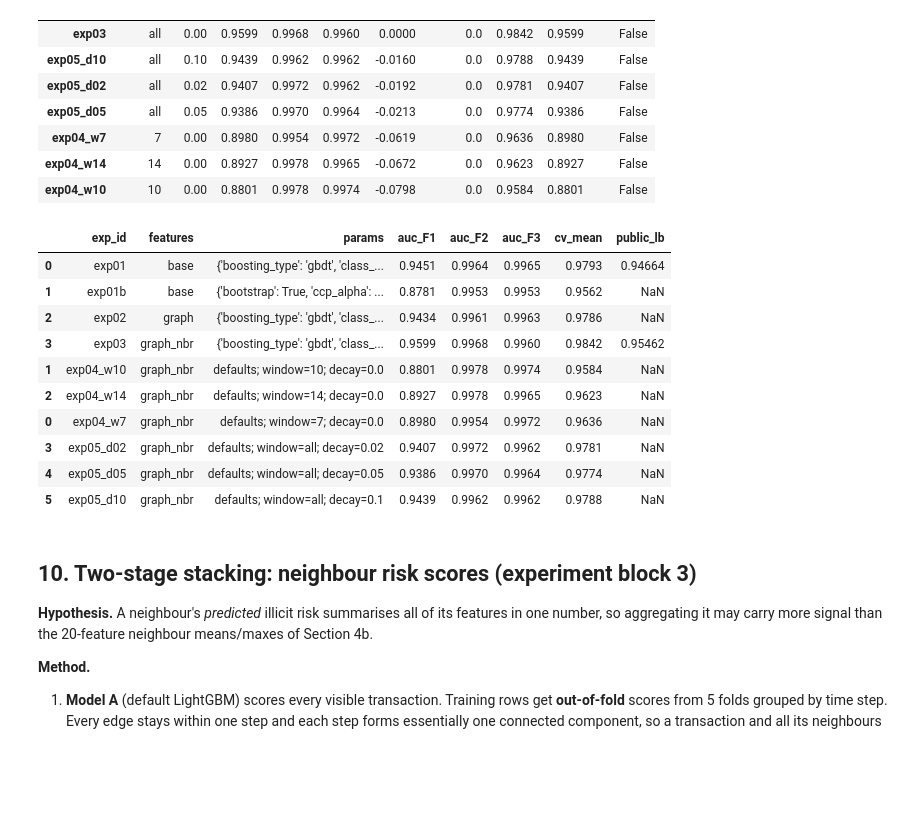
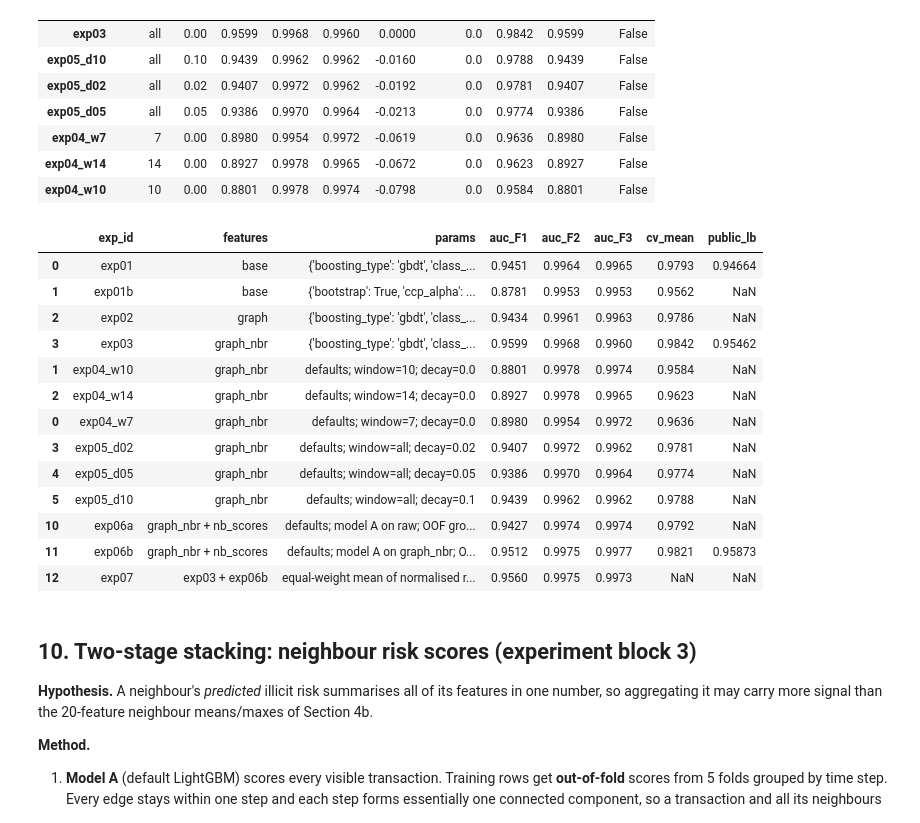
Before and after one commit to tanbeng123/bt4012-e1139091-kaggle-2026, a Jupyter notebook: bt4012_solution.ipynb, the cells around one changed output. Drawn from its saved outputs; the diff is of its cells as text; code cells hidden in the pictures; blank space fills up the shorter version.

```diff
--- a/bt4012_solution.ipynb
+++ b/bt4012_solution.ipynb
@@ -423,27 +433,31 @@ win.sort_values(['F1', 'mean'], ascending=False).round(4)
 # %%
 # log the new configurations (replacing any earlier rows with the same ids)
 new_log = pd.DataFrame([{
     'exp_id': e, 'model': 'lgbm', 'features': 'graph_nbr', 'seed': SEED,
     'params': f"defaults; window={r['window']}; decay={r['decay']}",
     **{f'auc_{f}': round(r[f], 4) for f in FOLDS},
     'cv_mean': round(r['mean'], 4), 'cv_min': round(r['min'], 4),
 } for e, r in win.drop(index='exp03').iterrows()])
 log = pd.read_csv(LOG)
+new_log = new_log.merge(log[['exp_id', 'public_lb']], on='exp_id', how='left')   # keep recorded public scores
 log = pd.concat([log[~log.exp_id.isin(new_log.exp_id)], new_log]).sort_values('exp_id')
 log.to_csv(LOG, index=False)
 log[['exp_id', 'features', 'params', 'auc_F1', 'auc_F2', 'auc_F3', 'cv_mean', 'public_lb']]
 # %% [output]
 |  | exp_id | features | params | auc_F1 | auc_F2 | auc_F3 | cv_mean | public_lb |
 | 0 | exp01 | base | {'boosting_type': 'gbdt', 'class_... | 0.9451 | 0.9964 | 0.9965 | 0.9793 | 0.94664 |
 | 1 | exp01b | base | {'bootstrap': True, 'ccp_alpha': ... | 0.8781 | 0.9953 | 0.9953 | 0.9562 | NaN |
 | 2 | exp02 | graph | {'boosting_type': 'gbdt', 'class_... | 0.9434 | 0.9961 | 0.9963 | 0.9786 | NaN |
 | 3 | exp03 | graph_nbr | {'boosting_type': 'gbdt', 'class_... | 0.9599 | 0.9968 | 0.9960 | 0.9842 | 0.95462 |
 | 1 | exp04_w10 | graph_nbr | defaults; window=10; decay=0.0 | 0.8801 | 0.9978 | 0.9974 | 0.9584 | NaN |
 | 2 | exp04_w14 | graph_nbr | defaults; window=14; decay=0.0 | 0.8927 | 0.9978 | 0.9965 | 0.9623 | NaN |
 | 0 | exp04_w7 | graph_nbr | defaults; window=7; decay=0.0 | 0.8980 | 0.9954 | 0.9972 | 0.9636 | NaN |
 | 3 | exp05_d02 | graph_nbr | defaults; window=all; decay=0.02 | 0.9407 | 0.9972 | 0.9962 | 0.9781 | NaN |
 | 4 | exp05_d05 | graph_nbr | defaults; window=all; decay=0.05 | 0.9386 | 0.9970 | 0.9964 | 0.9774 | NaN |
 | 5 | exp05_d10 | graph_nbr | defaults; window=all; decay=0.1 | 0.9439 | 0.9962 | 0.9962 | 0.9788 | NaN |
+| 10 | exp06a | graph_nbr + nb_scores | defaults; model A on raw; OOF gro... | 0.9427 | 0.9974 | 0.9974 | 0.9792 | NaN |
+| 11 | exp06b | graph_nbr + nb_scores | defaults; model A on graph_nbr; O... | 0.9512 | 0.9975 | 0.9977 | 0.9821 | 0.95873 |
+| 12 | exp07 | exp03 + exp06b | equal-weight mean of normalised r... | 0.9560 | 0.9975 | 0.9973 | NaN | NaN |
 # %% [markdown]
 ## 10. Two-stage stacking: neighbour risk scores (experiment block 3)
 
```
Also changed, not shown: parts of 10 cells of this notebook, 2 other files.
